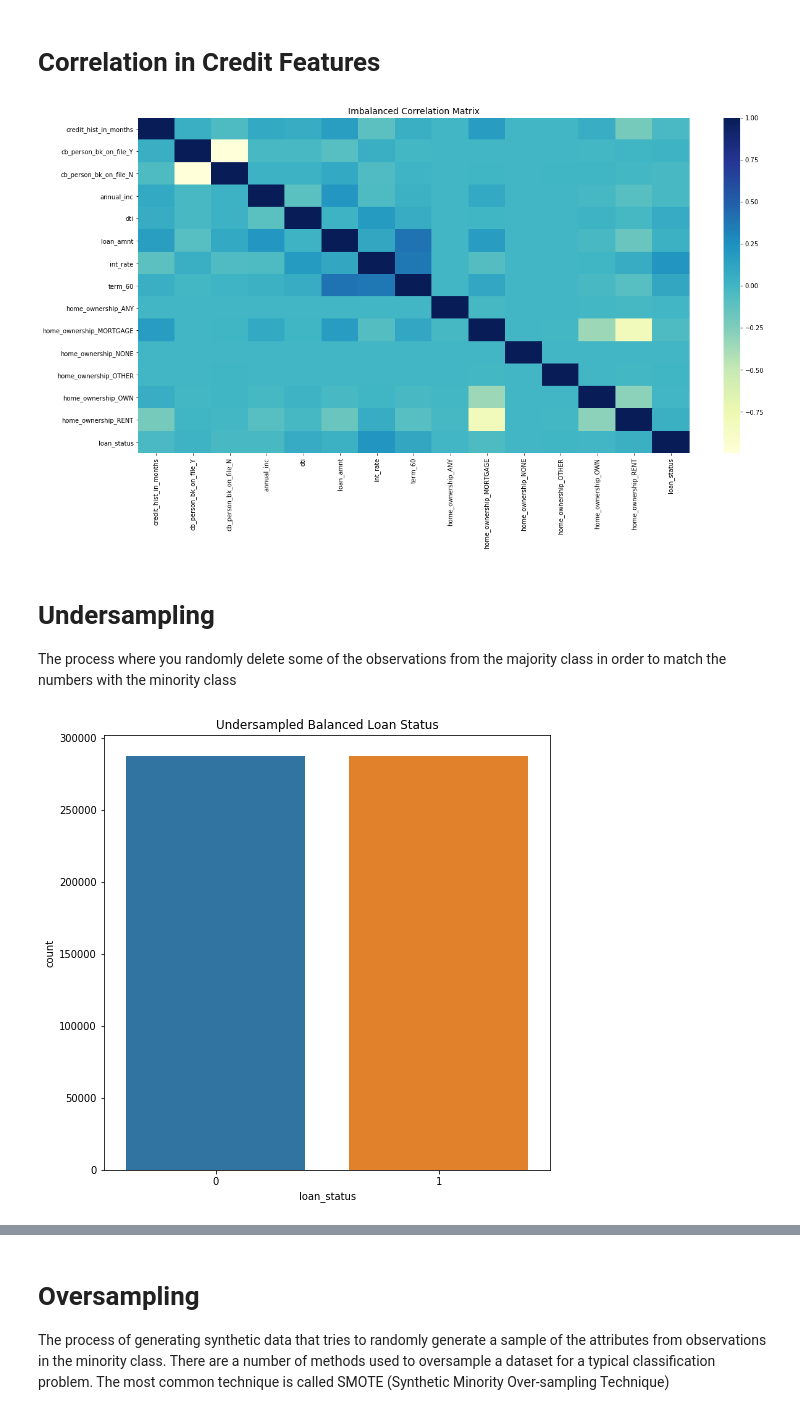
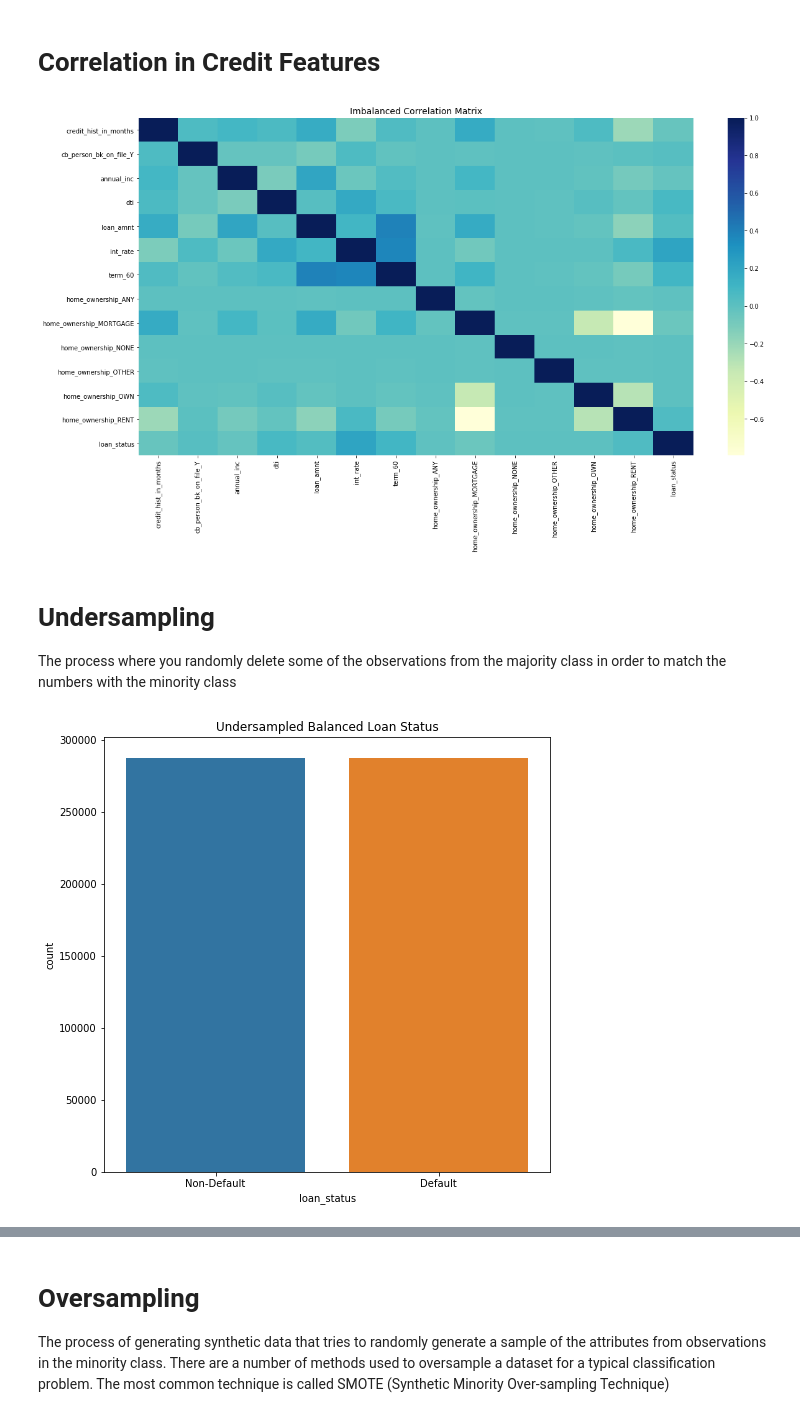
Before and after one commit to simonhchen/Kaggle-Lending-Club, a Jupyter notebook: Kaggle Lending Club.ipynb, the cells around one changed output, grey strips where cells are left out. Cells and saved outputs as stored; diff of their text form; code cells hidden in the pictures.

```diff
--- a/Kaggle Lending Club.ipynb
+++ b/Kaggle Lending Club.ipynb
@@ -37,14 +37,14 @@ c = conn.cursor()
 # %%
 raw_data = pd.read_sql("""
                        SELECT pub_rec_bankruptcies, earliest_cr_line, issue_d,  annual_inc, dti, emp_length, loan_amnt, int_rate,
-                       home_ownership, term, loan_status
+                       home_ownership, term, loan_status, grade
                        FROM loan
                        WHERE application_type in ('Individual')
                        """, con=conn)
 # %%
 # Create a list of columns that are NOT numeric values
 not_numeric_cols = ['emp_length', 'loan_status', 'home_ownership', 'issue_d',
-                    'earliest_cr_line', 'purpose', 'term']
+                    'earliest_cr_line', 'purpose', 'term', 'grade']
 
 # Create list of columns that ARE numeric values and print
 numeric_cols = [col for col in raw_data.columns if col not in not_numeric_cols]
@@ -149,6 +151,5 @@ character_df.head()
 # %%
 # Create a new binary feature of whether or not there is a bankruptcy on file in customers credit history
 character_df['cb_person_bk_on_file_Y'] = character_df['pub_rec_bankruptcies'].apply(lambda x: 1 if x >= 1 else 0)
-character_df['cb_person_bk_on_file_N'] = character_df['pub_rec_bankruptcies'].apply(lambda x: 1 if x < 1 else 0)
 character_df.head()
 # %% [output]
@@ -331,6 +324,7 @@ processed_df = pd.concat([character_df,
                           capacity_df,
                           conditions_df,
                           collateral_df,
-                          loan_status_df], axis=1, sort=False)
+                          loan_status_df,
+                          raw_data['grade']], axis=1, sort=False)  # added grade for additional EDA
 processed_df.head()
 # %% [output]
@@ -376,7 +387,7 @@ sns.heatmap(corr, cmap='YlGnBu', annot_kws={'size':30}, ax=ax)
 ax.set_title("Imbalanced Correlation Matrix", fontsize=14)
 plt.show()
 # %% [output]
-[figure, old version]
+[figure, new version]
 # %% [markdown]
 # Undersampling
 
@@ -393,13 +404,14 @@ non_default_df = random_data.loc[random_data['loan_status'] == 0].sample(n=28761
 # %%
 # Concatenate both dataframes again
 US_df = pd.concat([default_df, non_default_df])
 
 #plot the dataset after the undersampling
 plt.figure(figsize=(8, 8))
 sns.countplot('loan_status', data=US_df)
 plt.title('Undersampled Balanced Loan Status')
+plt.xticks(ticks=(0,1), labels=('Non-Default', 'Default'))
 plt.show()
 # %% [output]
-[figure, old version]
+[figure, new version]
 # %%
 # Create X and y using undersampled dataframe
```
Also changed, not shown: parts of 47 cells of this notebook.
